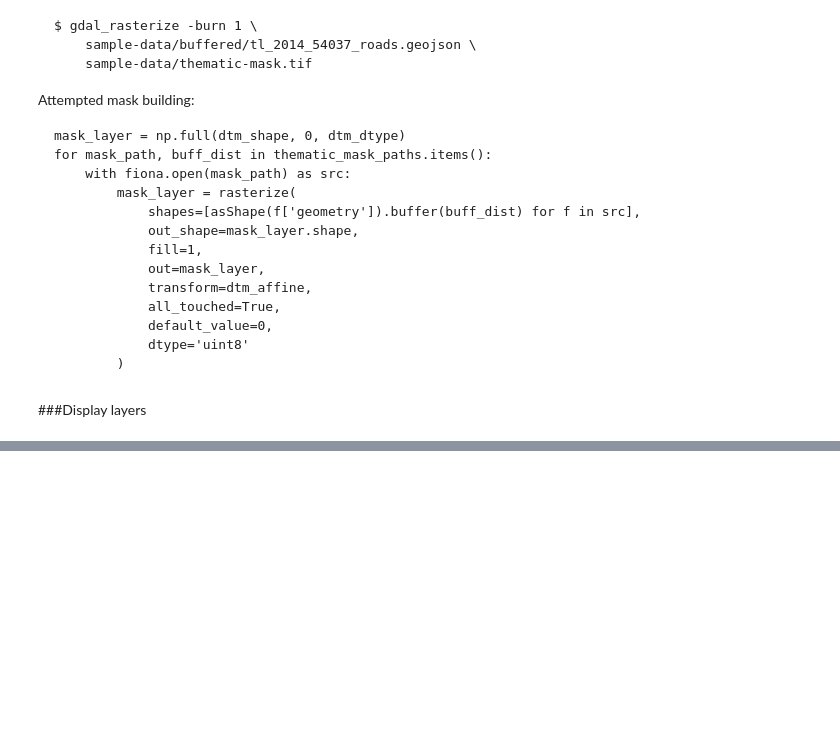
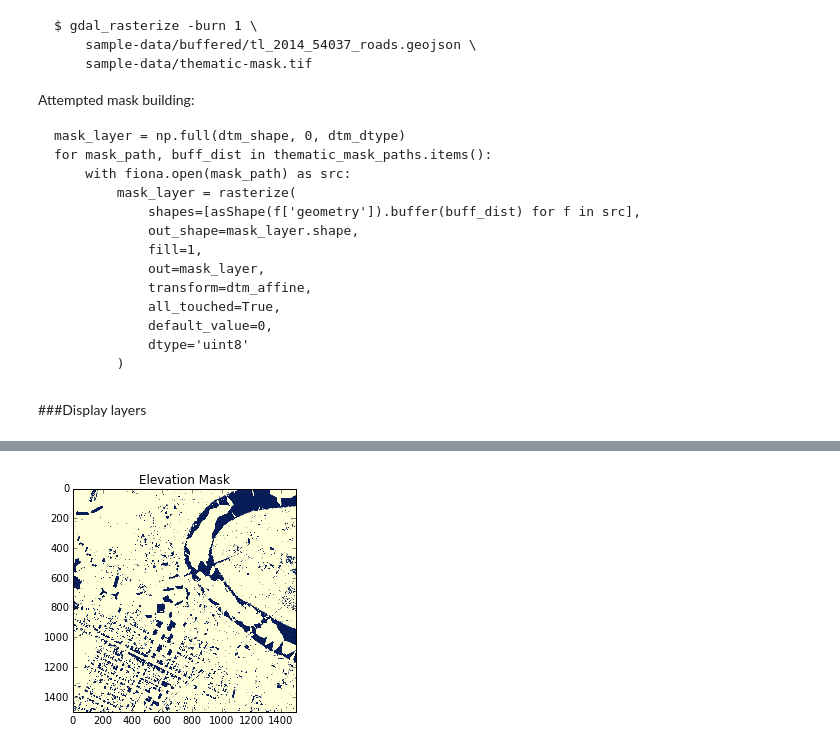
Before and after one commit to HKCaesar/Geoprocessing-Examples, a Jupyter notebook: BuildingExtraction.ipynb, the cells around one changed output, grey strips where cells are left out. Drawn from its saved outputs; the diff is of its cells as text; code cells hidden in the pictures; blank space fills up the shorter version.

```diff
--- a/BuildingExtraction.ipynb
+++ b/BuildingExtraction.ipynb
@@ -293,0 +224,13 @@ with rasterio.open('SEGMENTED.tif', 'w', **meta) as r:
+# %%
+# Buildings we're interested in are at least 2.5 meters tall.  Mask everything else.
+markers = np.zeros_like(ndtm)
+markers[ndtm < 2.5] = 1
+markers[ndtm >= 2.5] = 2
+
+# Immediately subtract 1 to match other masks
+elevation_mask = ~(watershed(ndtm, markers) - 1).astype(np.bool_)
+plt.title("Elevation Mask")
+plt.imshow(elevation_mask)
+plt.show()
+# %% [output]
+[figure, added]
```
Also changed, not shown: parts of 15 cells of this notebook.
